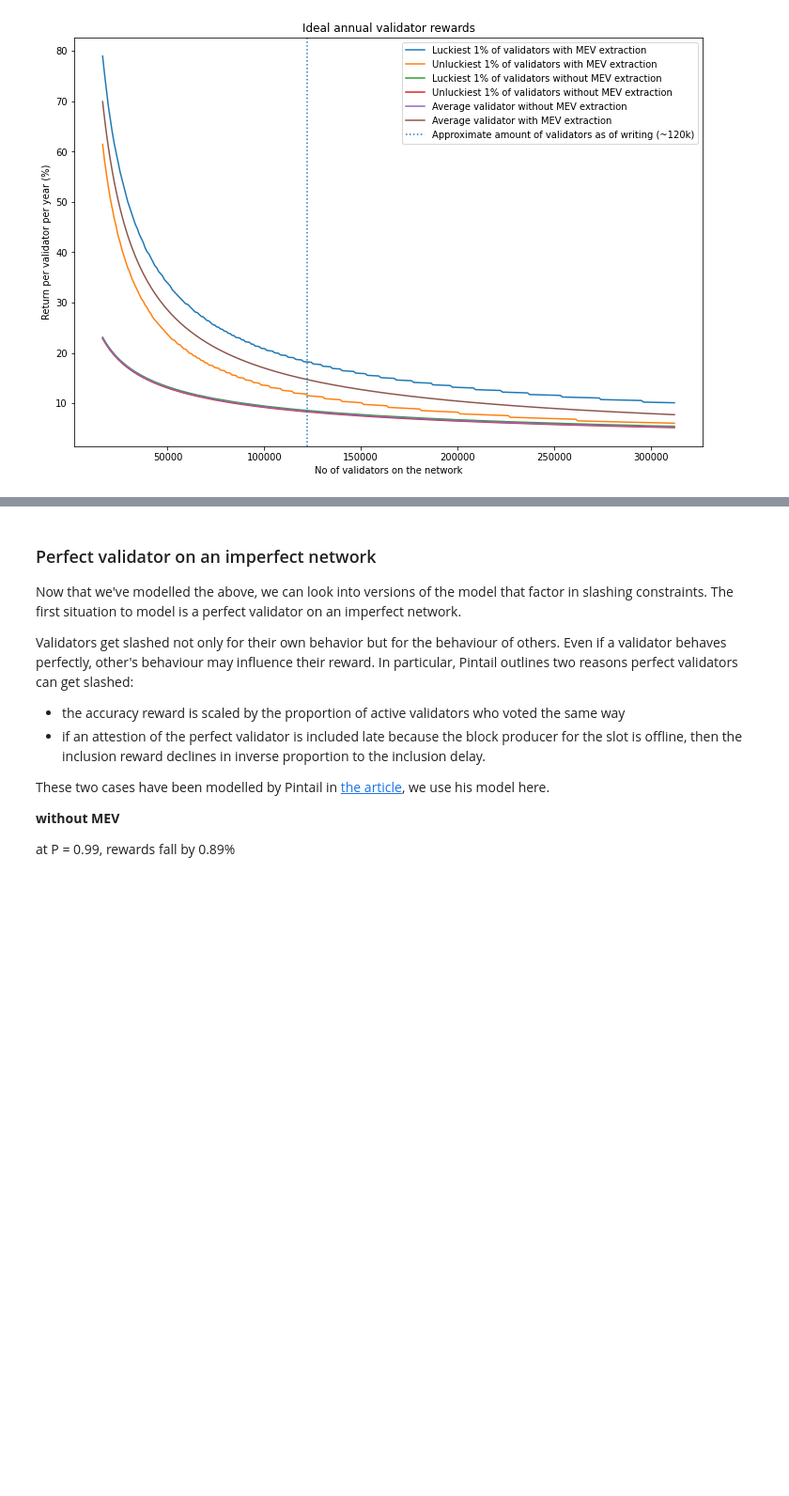
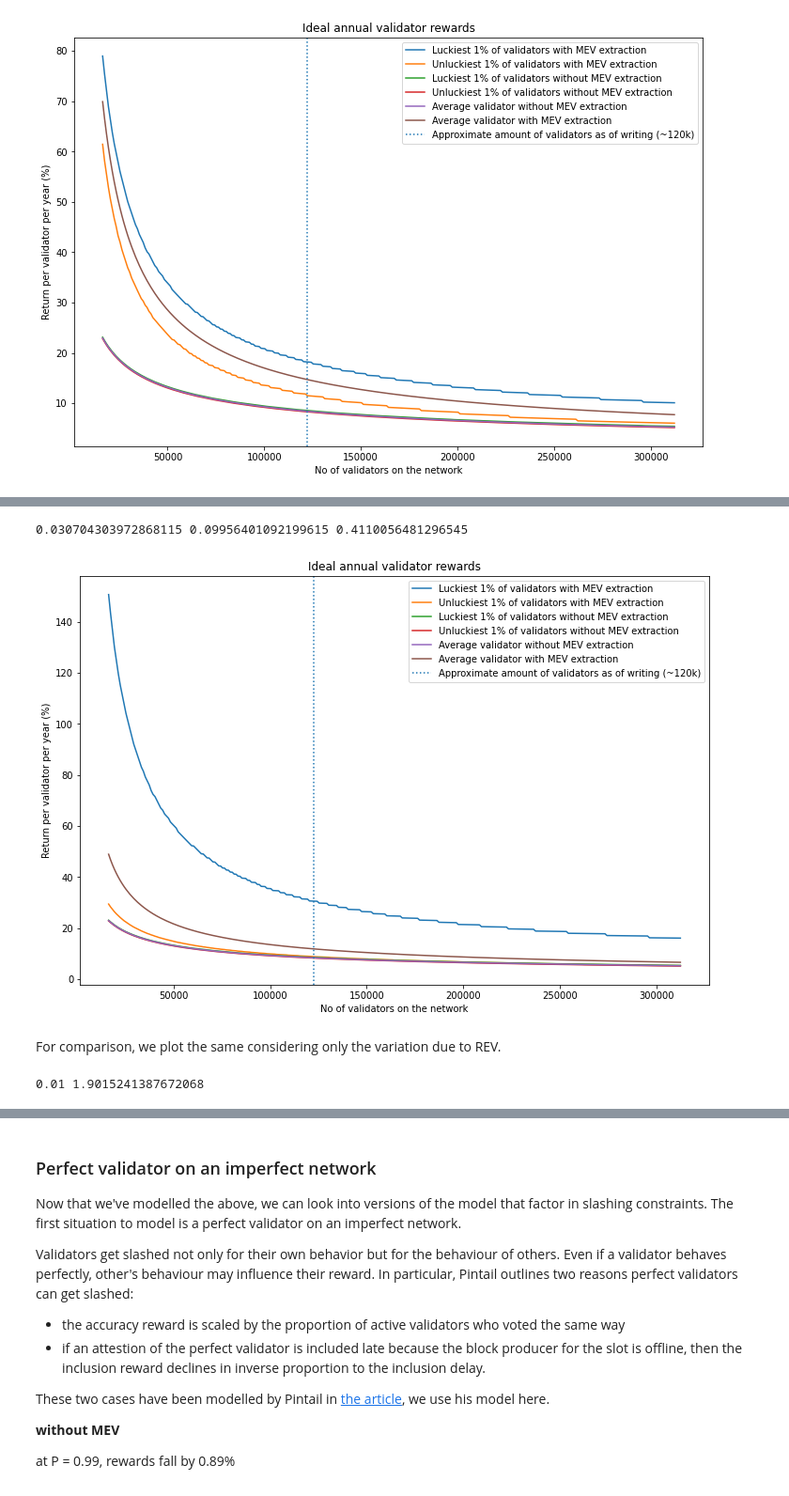
Before and after one commit to taarushv/eth2-mev-rewards, a Jupyter notebook: eth2-mev-calc.ipynb, the cells around one changed output, grey strips where cells are left out. Shown: that part at 94% size. Cells and saved outputs as stored; diff of their text form; code cells hidden in the pictures; blank space fills up the shorter version.

Commit message:
adding miner REV variation analysis

```diff
--- a/eth2-mev-calc.ipynb
+++ b/eth2-mev-calc.ipynb
@@ -220,0 +226,73 @@ leg = ax.legend();
+# %%
+# Import miner REV data from file, from Mined Bundles table of the mev Metabase dataset
+data = pd.read_csv('./data/miner-REV.csv')#, dtype={'Miner Reward': np.int64})
+miner_rev = data['Miner Reward']
+# %%
+# Cast data to int, ETH units
+eth_miner_rev = miner_rev.apply(lambda x: np.int(x)/1e18)
+lucky_rev_10 = eth_miner_rev.quantile(0.9)
+unlucky_rev_10 = eth_miner_rev.quantile(0.1)
+median_rev = eth_miner_rev.quantile(0.5)
+print(unlucky_rev_10, median_rev, lucky_rev_10)
+# %% [output]
+0.030704303972868115 0.09956401092199615 0.4110056481296545
+# %%
+# plot ideal ETH staking return with interpercentile range
+# TODO: decide if we want to make it log or not (to show distinction on non-MEV returns)
+n_validators = [n for n in range(lower_bound_for_active_staked_eth//32,int(upper_bound_for_active_staked_eth)//32,1000)] # get no of validators for the range 0.5M to 10M staked ETH, 3200 at a time
+full_reward = [(4 * annualised_base_reward(n)) for n in n_validators]
+attestation_reward = [0.75 * f for f in full_reward]
+inclusion_reward = [0.25 * f for f in full_reward]
+p = [1/n for n in n_validators]
+
+# calculate lower and upper quartiles for block proposal opportunities
+l_bpo = [int(binom.ppf(0.01,31556952/12, 1/n)) for n in n_validators]
+mean_bpo = [float(binom.mean(31556952/12, 1/n)) for n in n_validators]
+u_bpo = [int(binom.ppf(0.99,31556952/12, 1/n)) for n in n_validators]
+
+
+full_reward_with_mev = [(4 * annualised_base_reward(n)+ (median_rev * average_blocks_proposed_per_year(n) * (block_selection_frequency_flashbots/100))) for n in n_validators]
+
+# calculate lower and upper quantiles for ideal reward, based on block proposal opportunties and miner REV
+l_reward, u_reward = [], [] # With MEV
+for i in range(len(full_reward)):
+    r_att = attestation_reward[i]
+    r_inc = inclusion_reward[i]
+    l_reward.append(r_att + r_inc * ((7/8) + (1/8) * l_bpo[i] / mean_bpo[i]))
+    l_reward[i] = l_reward[i] + (l_bpo[i] * unlucky_rev_10 * (block_selection_frequency_flashbots/100))
+    u_reward.append(r_att + r_inc * ((7/8) + (1/8) * u_bpo[i] / mean_bpo[i]))
+    u_reward[i] = u_reward[i] + (u_bpo[i] * lucky_rev_10 * (block_selection_frequency_flashbots/100))
+
+l_reward_without_mev, u_reward_without_mev = [], []
+for i in range(len(full_reward)):
+    r_att = attestation_reward[i]
+    r_inc = inclusion_reward[i]
+    l_reward_without_mev.append(r_att + r_inc * ((7/8) + (1/8) * l_bpo[i] / mean_bpo[i]))
+    u_reward_without_mev.append(r_att + r_inc * ((7/8) + (1/8) * u_bpo[i] / mean_bpo[i]))
+
+
+fig, ax = plt.subplots(figsize=(12, 8))
+
+ax.plot([n for n in n_validators], [100 * r / 32 for r in u_reward] , label='Luckiest 1% of validators with MEV extraction')
+ax.plot([n for n in n_validators], [100 * r / 32 for r in l_reward], label='Unluckiest 1% of validators with MEV extraction')
+ax.plot([n for n in n_validators], [100 * r / 32 for r in u_reward_without_mev] , label='Luckiest 1% of validators without MEV extraction')
+ax.plot([n for n in n_validators], [100 * r / 32 for r in l_reward_without_mev], label='Unluckiest 1% of validators without MEV extraction')
+ax.plot([n for n in n_validators], [100 * r / 32 for r in full_reward], label='Average validator without MEV extraction')
+ax.plot([n for n in n_validators], [100 * r / 32 for r in full_reward_with_mev], label='Average validator with MEV extraction')
+ax.set_xlabel('No of validators on the network')
+ax.set_ylabel('Return per validator per year (%)')
+plt.axvline(x=validators_on_the_network_today, linestyle="dotted", label="Approximate amount of validators as of writing (~120k)")
+ax.set_title('Ideal annual validator rewards')
+#ax.set_yscale("log")
+leg = ax.legend();
+# %% [output]
+[figure, added]
+# %% [markdown]
+For comparison, we plot the same considering only the variation due to REV.
+# %%
+# Cast data to int, ETH units
+lucky_rev_1 = eth_miner_rev.quantile(0.99)
+unlucky_rev_1 = eth_miner_rev.quantile(0.01)
+print(unlucky_rev_1, lucky_rev_1)
+# %% [output]
+0.01 1.9015241387672068
```
Also changed, not shown: parts of 12 cells of this notebook.
